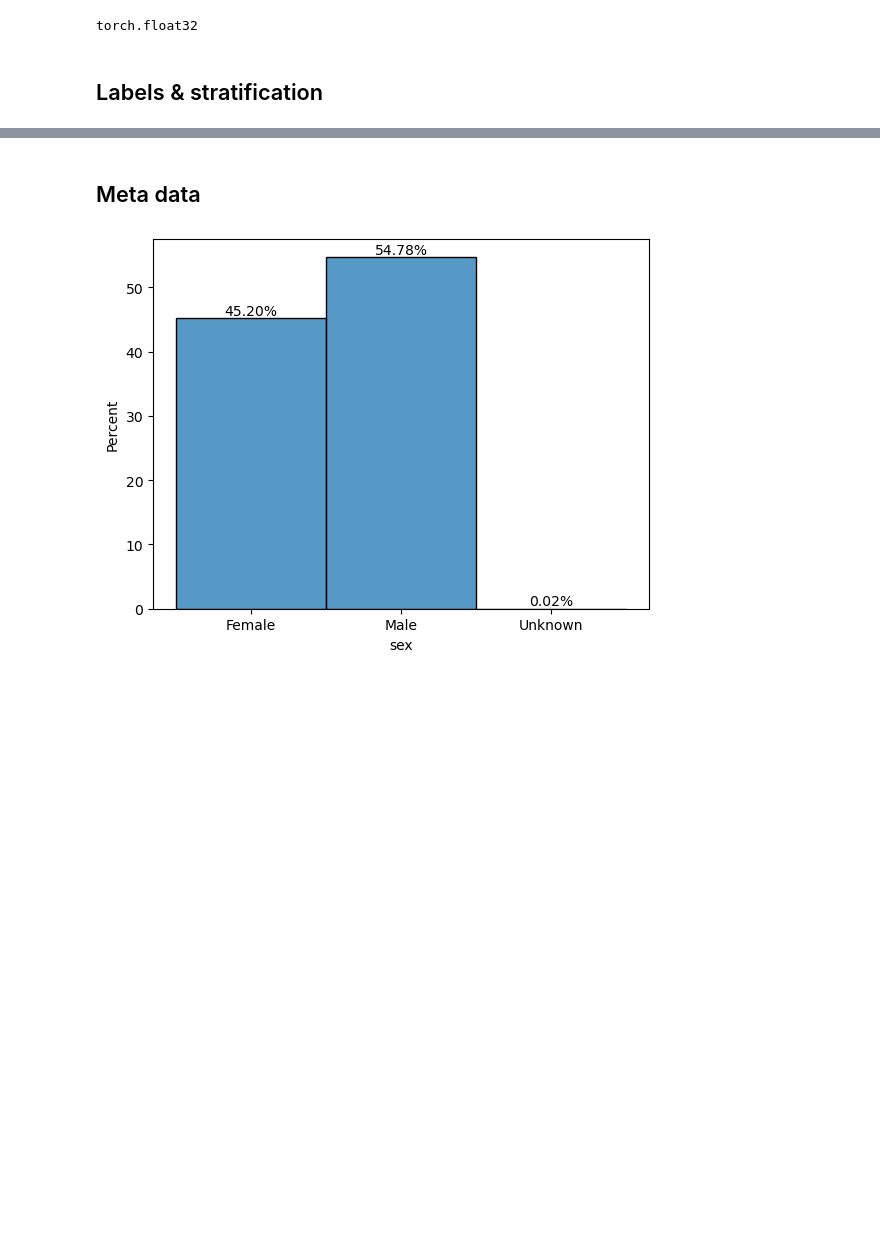
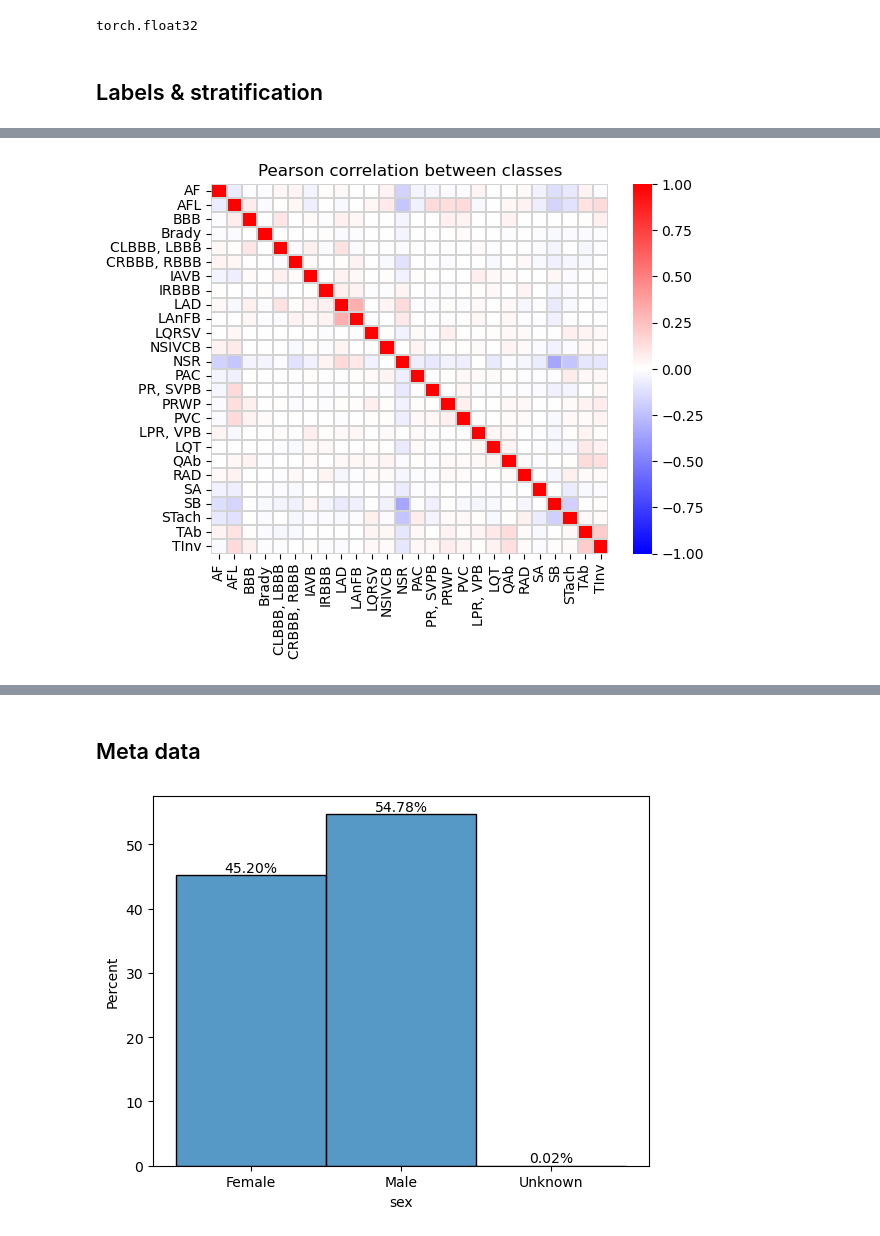
Before and after one commit to NabJa/scaling-ecg-models, a Jupyter notebook: notebooks/dataset_physionet.ipynb, the cells around one changed output, grey strips where cells are left out. Cells and saved outputs as stored; diff of their text form; code cells hidden in the pictures; blank space fills up the shorter version.

```diff
--- a/notebooks/dataset_physionet.ipynb
+++ b/notebooks/dataset_physionet.ipynb
@@ -142,0 +128,7 @@ plt.show()
+# %%
+plt.title("Pearson correlation between classes")
+corr = pd.DataFrame(torch.corrcoef(y.T), columns=class_labels, index=class_labels)
+sns.heatmap(corr, cmap="bwr", vmin=-1, vmax=1, linewidths=0.01, linecolor="lightgray", yticklabels=class_labels)
+plt.show()
+# %% [output]
+[figure, added]
```
Also changed, not shown: parts of 12 cells of this notebook.
